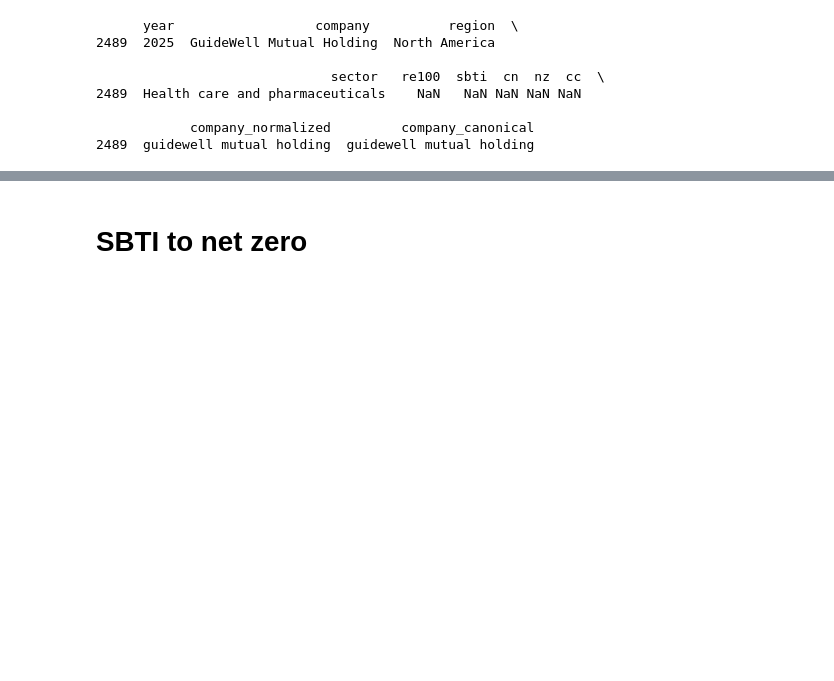
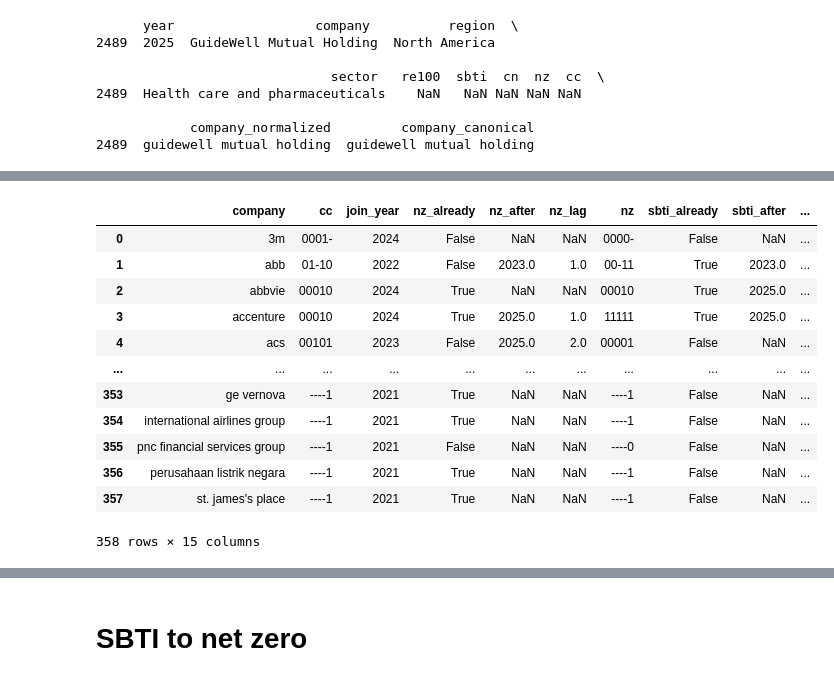
Before and after one commit to aniniaa/GF500_research_perliminary_data_analysis, a Jupyter notebook: comparative analysis/historic analysis old.ipynb, the cells around one changed output, grey strips where cells are left out. Drawn from its saved outputs; the diff is of its cells as text; code cells hidden in the pictures; blank space fills up the shorter version.

```diff
--- a/comparative analysis/historic analysis old.ipynb
+++ b/comparative analysis/historic analysis old.ipynb
@@ -155,0 +226,53 @@ output.to_csv('company_transitions_map_cc_fixed.csv', index=False)
+# %%
+import pandas as pd
+
+df = pd.read_csv('company_transitions_map_cc_fixed.csv')
+YEARS = [ 2021, 2022, 2023, 2024, 2025]
+
+def find_first(s, char='1'):
+    s = s.replace('-', '')
+    return s.index(char) if char in s else None
+
+def transitions_after(df, trigger_col, targets, label):
+    rows = []
+    for _, row in df.iterrows():
+        trigger = row[trigger_col].replace('-', '')
+        t_idx = find_first(trigger)
+        if t_idx is None:
+            continue
+
+        entry = {'company': row['company'], trigger_col: row[trigger_col], 'join_year': YEARS[t_idx]}
+        for col in targets:
+            s = row[col].replace('-', '')
+            already = '1' in s[:t_idx + 1]
+            after_idx = next((i for i in range(t_idx + 1, len(s)) if s[i] == '1'), None)
+            entry[f'{col}_already'] = already
+            entry[f'{col}_after'] = YEARS[after_idx] if after_idx else None
+            entry[f'{col}_lag'] = after_idx - t_idx if after_idx else None
+            entry[col] = row[col]
+        rows.append(entry)
+
+    out = pd.DataFrame(rows)
+    total = len(out)
+    print(f"\n{'='*60}\n{label}\n{'='*60}")
+    print(f"Total {trigger_col} joiners: {total}")
+
+    for col in targets:
+        new = out[(out[f'{col}_lag'].notna()) & (~out[f'{col}_already'])]
+        print(f"\nNew {col} after {trigger_col}: {len(new)}")
+        for w in [1, 2, 3]:
+            n = len(new[new[f'{col}_lag'] <= w])
+            print(f"  Within {w}yr: {n} ({n/total*100:.1f}%)")
+        print(new[['company', trigger_col, col, 'join_year', f'{col}_after', f'{col}_lag']].to_string(index=False))
+
+    return out
+
+# 1. SBTi join → NZ / CN
+transitions_after(df, 'sbti', ['nz', 'cn'], 'SBTi join → NZ / CN')
+
+# 2. NZ join → SBTi / CN
+transitions_after(df, 'nz', ['sbti', 'cn'], 'NZ join → SBTi / CN')
+
+# 3. CC join → NZ / SBTi / CN
+transitions_after(df, 'cc', ['nz', 'sbti', 'cn'], 'CC join → NZ / SBTi / CN')
+# %% [output]
@@ -155,0 +296,13 @@ output.to_csv('company_transitions_map_cc_fixed.csv', index=False)
+|  | company | cc | join_year | nz_already | nz_after | nz_lag | nz | sbti_already | sbti_after | ... |
+| 0 | 3m | 0001- | 2024 | False | NaN | NaN | 0000- | False | NaN | ... |
+| 1 | abb | 01-10 | 2022 | False | 2023.0 | 1.0 | 00-11 | True | 2023.0 | ... |
+| 2 | abbvie | 00010 | 2024 | True | NaN | NaN | 00010 | True | 2025.0 | ... |
+| 3 | accenture | 00010 | 2024 | True | 2025.0 | 1.0 | 11111 | True | 2025.0 | ... |
+| 4 | acs | 00101 | 2023 | False | 2025.0 | 2.0 | 00001 | False | NaN | ... |
+| ... | ... | ... | ... | ... | ... | ... | ... | ... | ... | ... |
+| 353 | ge vernova | ----1 | 2021 | True | NaN | NaN | ----1 | False | NaN | ... |
+| 354 | international airlines group | ----1 | 2021 | True | NaN | NaN | ----1 | False | NaN | ... |
+| 355 | pnc financial services group | ----1 | 2021 | False | NaN | NaN | ----0 | False | NaN | ... |
+| 356 | perusahaan listrik negara | ----1 | 2021 | True | NaN | NaN | ----1 | False | NaN | ... |
+| 357 | st. james's place | ----1 | 2021 | True | NaN | NaN | ----1 | False | NaN | ... |
+358 rows × 15 columns
```
Also changed, not shown: parts of 31 cells of this notebook, 14 other files.
